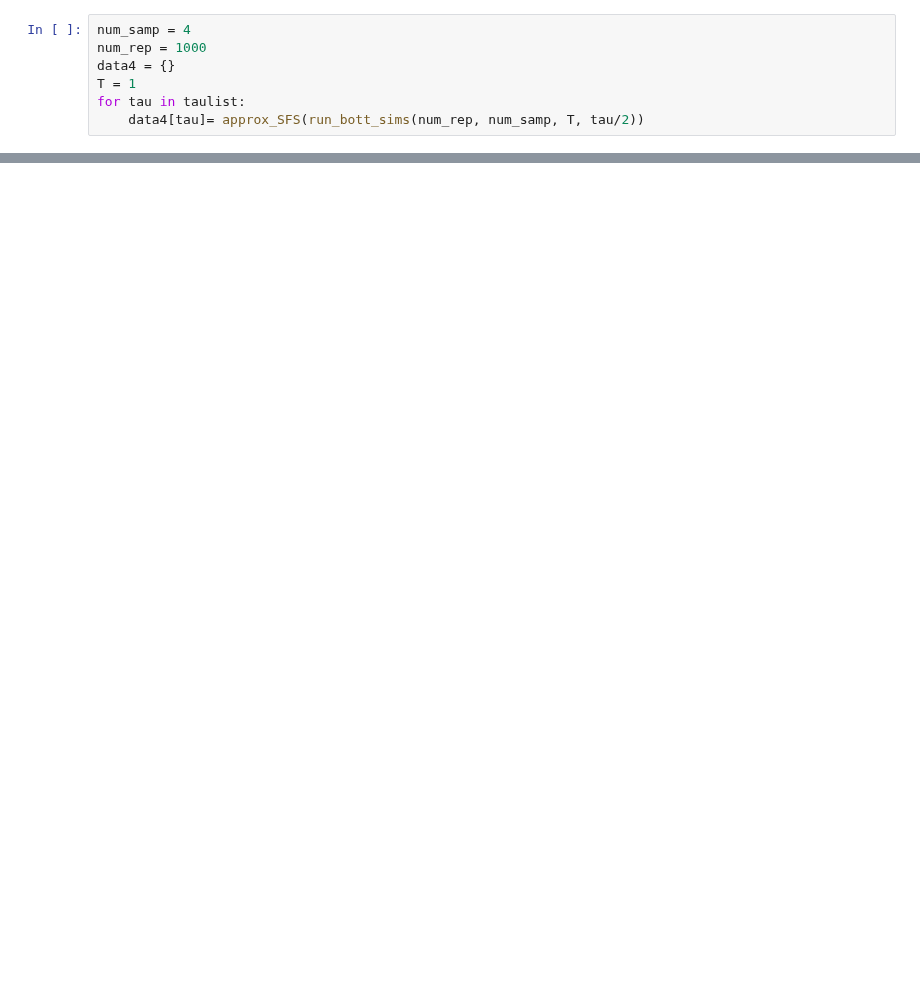
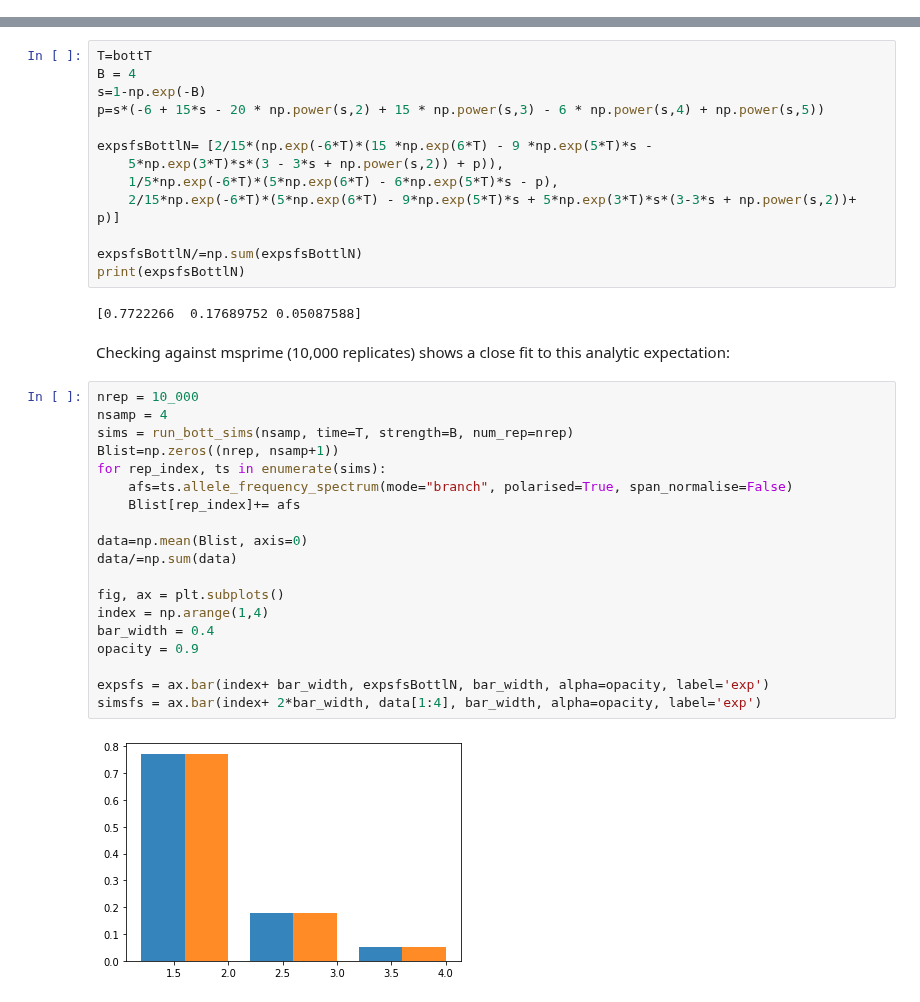
Before and after one commit to tskit-dev/tutorials, a Jupyter notebook: _sources/bottlenecks.ipynb, the cells around one changed output, grey strips where cells are left out. Cells and saved outputs as stored; diff of their text form; blank space fills up the shorter version.

```diff
--- a/_sources/bottlenecks.ipynb
+++ b/_sources/bottlenecks.ipynb
@@ -116,7 +0,0 @@ The fit between the SFS simulated with msprime and the analytic prediction is no
-# %%
-num_samp = 4
-num_rep = 1000
-data4 = {}
-T = 1
-for tau in taulist:
-    data4[tau]= approx_SFS(run_bott_sims(num_rep, num_samp, T, tau/2))
@@ -176,0 +50,38 @@ sns.distplot(Btrans[3],axlabel="f(t)");
+# %%
+T=bottT
+B = 4
+s=1-np.exp(-B)
+p=s*(-6 + 15*s - 20 * np.power(s,2) + 15 * np.power(s,3) - 6 * np.power(s,4) + np.power(s,5))
+
+expsfsBottlN= [2/15*(np.exp(-6*T)*(15 *np.exp(6*T) - 9 *np.exp(5*T)*s -
+    5*np.exp(3*T)*s*(3 - 3*s + np.power(s,2)) + p)),
+    1/5*np.exp(-6*T)*(5*np.exp(6*T) - 6*np.exp(5*T)*s - p),
+    2/15*np.exp(-6*T)*(5*np.exp(6*T) - 9*np.exp(5*T)*s + 5*np.exp(3*T)*s*(3-3*s + np.power(s,2))+ p)]
+
+expsfsBottlN/=np.sum(expsfsBottlN)
+print(expsfsBottlN)
+# %% [output]
+[0.7722266  0.17689752 0.05087588]
+# %% [markdown]
+Checking against msprime (10,000 replicates) shows a close fit to this analytic expectation:
+# %%
+nrep = 10_000
+nsamp = 4
+sims = run_bott_sims(nsamp, time=T, strength=B, num_rep=nrep)
+Blist=np.zeros((nrep, nsamp+1))
+for rep_index, ts in enumerate(sims):
+    afs=ts.allele_frequency_spectrum(mode="branch", polarised=True, span_normalise=False)
+    Blist[rep_index]+= afs
+
+data=np.mean(Blist, axis=0)
+data/=np.sum(data)
+
+fig, ax = plt.subplots()
+index = np.arange(1,4)
+bar_width = 0.4
+opacity = 0.9
+
+expsfs = ax.bar(index+ bar_width, expsfsBottlN, bar_width, alpha=opacity, label='exp')
+simsfs = ax.bar(index+ 2*bar_width, data[1:4], bar_width, alpha=opacity, label='exp')
+# %% [output]
+[figure, added]
```
Also changed, not shown: parts of 35 cells of this notebook, 41 other files.
